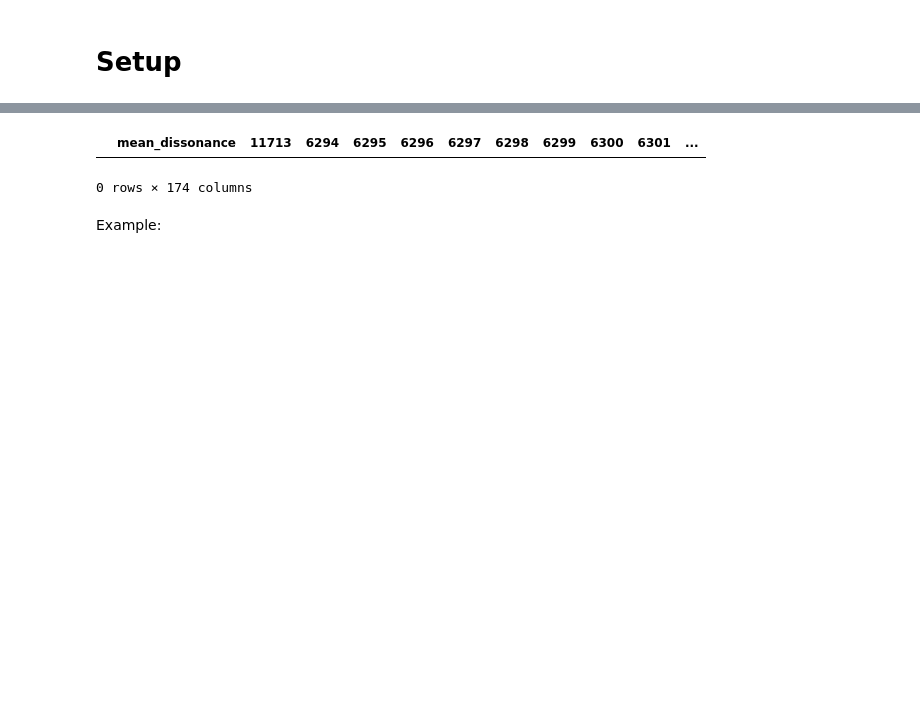
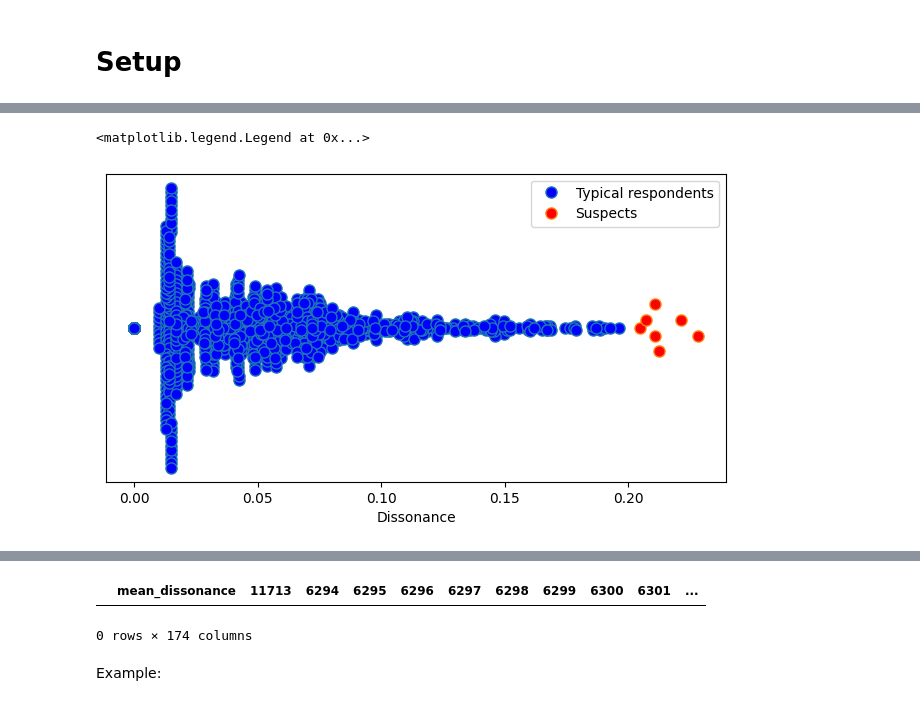
Before and after one commit to zeroknowledgediscovery/truthnet, a Jupyter notebook: notebooks/bond-court-data.ipynb, the cells around one changed output, grey strips where cells are left out. Drawn from its saved outputs; the diff is of its cells as text; code cells hidden in the pictures; blank space fills up the shorter version.

```diff
--- a/notebooks/bond-court-data.ipynb
+++ b/notebooks/bond-court-data.ipynb
@@ -37,0 +136,71 @@ import optuna
+# %%
+from __future__ import division
+
+
+def simple_beeswarm2(y, nbins=None, width=1.0):
+    """
+    Returns x coordinates for the points in ``y``, so that plotting ``x`` and
+    ``y`` results in a bee swarm plot.
+    """
+    y = np.asarray(y)
+    if nbins is None:
+        # nbins = len(y) // 6
+        nbins = np.ceil(len(y) / 6).astype(int)
+
+    # Get upper bounds of bins
+    x = np.zeros(len(y))
+
+    nn, ybins = np.histogram(y, bins=nbins)
+    nmax = nn.max()
+
+    # Divide indices into bins
+    ibs = []  # np.nonzero((y>=ybins[0])*(y<=ybins[1]))[0]]
+    for ymin, ymax in zip(ybins[:-1], ybins[1:]):
+        i = np.nonzero((y > ymin) * (y <= ymax))[0]
+        ibs.append(i)
+
+    # Assign x indices
+    dx = width / (nmax // 2)
+    for i in ibs:
+        yy = y[i]
+        if len(i) > 1:
+            j = len(i) % 2
+            i = i[np.argsort(yy)]
+            a = i[j::2]
+            b = i[j + 1 :: 2]
+            x[a] = (0.5 + j / 3 + np.arange(len(b))) * dx
+            x[b] = (0.5 + j / 3 + np.arange(len(b))) * -dx
+
+    return x
+
+
+fig, ax = plt.subplots(figsize=(8, 4))
+# ax.boxplot([disson[0][0].values], widths=0.5, showfliers=False, showcaps=False)
+ax.plot(
+    disson[0].query("group=='non-suspect'")[0].values,
+    simple_beeswarm2(disson[0].query("group=='non-suspect'")[0].values, width=0.1),
+    linestyle="None",
+    marker="o",
+    markerfacecolor="blue",
+    markersize=8,
+    label="Typical respondents",
+)
+ax.plot(
+    disson[0].query("group=='suspect'")[0].values,
+    simple_beeswarm2(disson[0].query("group=='suspect'")[0].values, width=0.01),
+    linestyle="None",
+    marker="o",
+    markerfacecolor="red",
+    markersize=8,
+    label="Suspects",
+)
+ax.set_yticks([])
+ax.yaxis.set_tick_params(labelleft=False)
+ax.set_xlabel("Dissonance")
+ax.set_ylabel("")
+plt.legend(loc="upper right")
+# ax.plot(x2, y, 'o')
+# plt.savefig('./swarm_final.png')
+# %% [output]
+<matplotlib.legend.Legend at 0x...>
+[figure, added]
```
Also changed, not shown: parts of 32 cells of this notebook, 3 other files.
